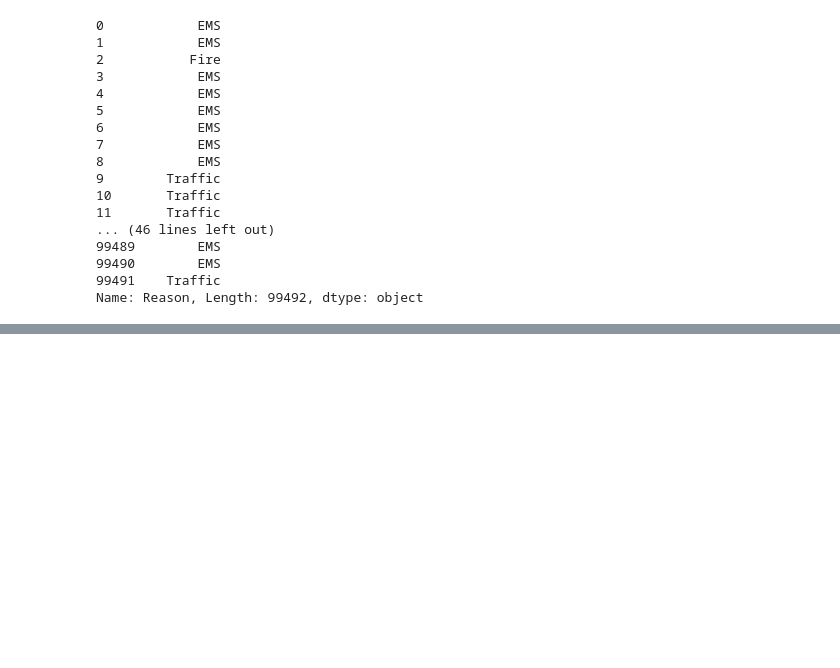
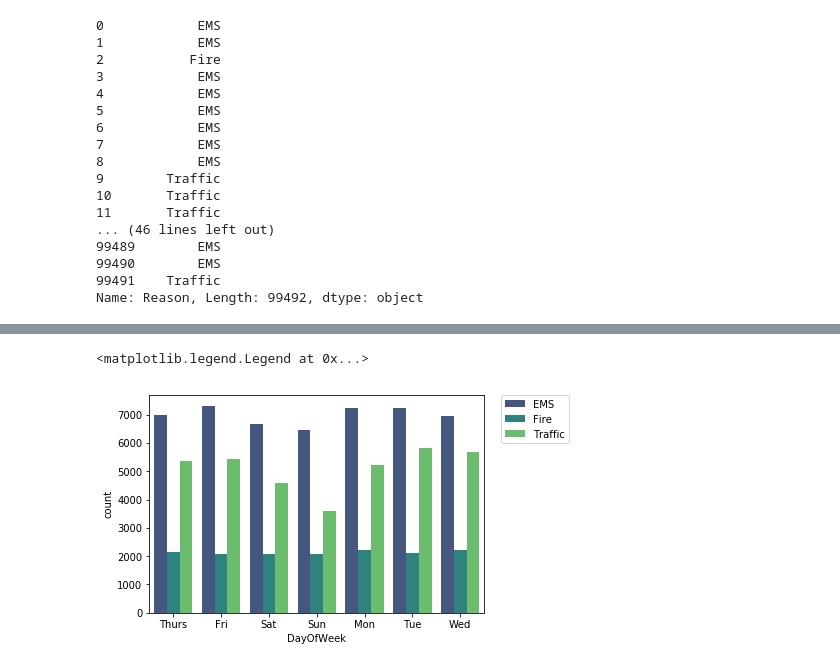
Before and after one commit to Sm2927/911-calls-capstone, a Jupyter notebook: 911 Calls data capstone project.ipynb, the cells around one changed output, grey strips where cells are left out. Saved outputs shown, nothing was run; the diff lists cells and outputs as text; code cells hidden in the pictures; blank space fills up the shorter version.

```diff
--- a/911 Calls data capstone project.ipynb
+++ b/911 Calls data capstone project.ipynb
@@ -91,0 +104,4 @@ df['Reason'].value_counts().head(1)
+# %%
+df['timeStamp'] = pd.to_datetime(df['timeStamp'])
+time = df['timeStamp'].iloc[0]
+time
@@ -91,0 +114,4 @@ df['Reason'].value_counts().head(1)
+# %%
+df['Hour'] = df['timeStamp'].apply(lambda t:  t.hour)
+df['Month'] = df['timeStamp'].apply(lambda t:  t.month)
+df['DayOfWeek'] = df['timeStamp'].apply(lambda t:  t.dayofweek)
@@ -91,0 +127,11 @@ df['Reason'].value_counts().head(1)
+# %%
+dmap = { 0:'Mon', 1:'Tue', 2:'Wed', 3:'Thurs', 4:'Fri', 5:'Sat', 6:'Sun'}
+#df['DayOfWeek'] = df['DayOfWeek'].apply(lambda day: dmap.get(day)) OR
+df['DayOfWeek'] = df['DayOfWeek'].map(dmap)
+# %%
+#count based on reason
+sns.countplot(x='DayOfWeek',data=df,hue='Reason',palette='viridis')
+plt.legend(bbox_to_anchor=(1.05,1), loc=2, borderaxespad=0.)
+# %% [output]
+<matplotlib.legend.Legend at 0x...>
+[figure, added]
```
Also changed, not shown: parts of 18 cells of this notebook.
